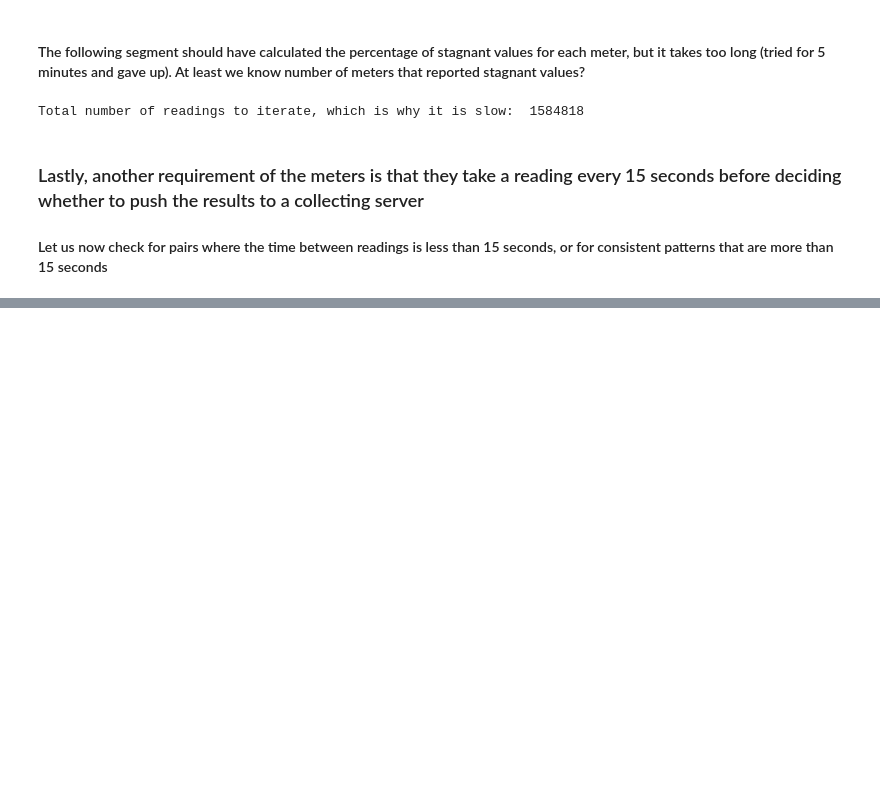
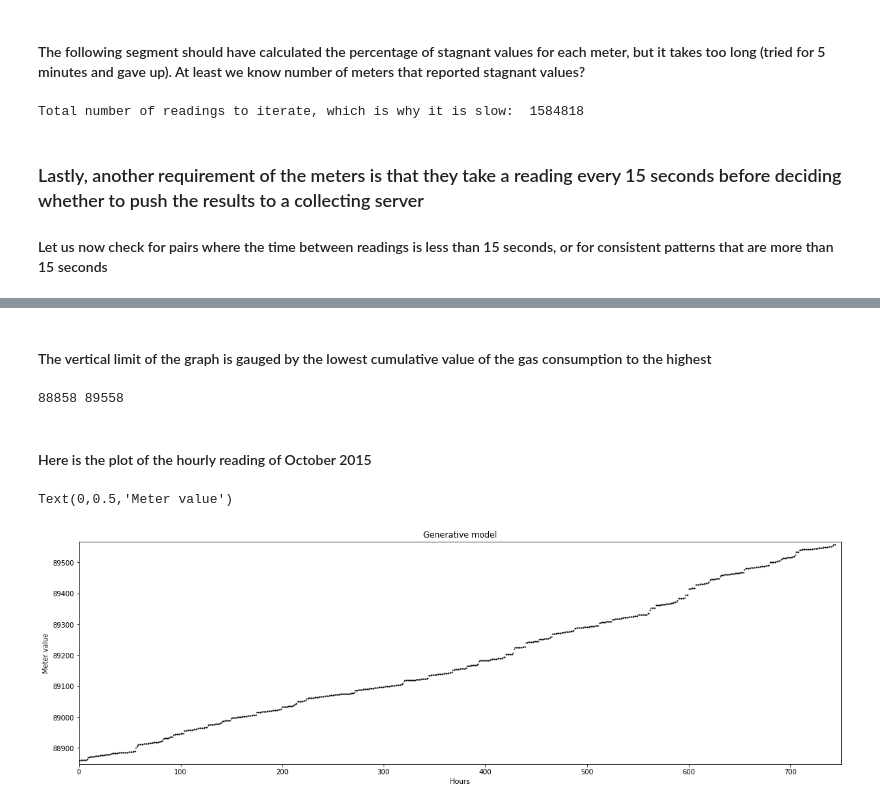
Before and after one commit to nicholasluimy/EE4211-project, a Jupyter notebook: EE4211-project.ipynb, the cells around one changed output, grey strips where cells are left out. Drawn from its saved outputs; the diff is of its cells as text; code cells hidden in the pictures; blank space fills up the shorter version.

```diff
--- a/EE4211-project.ipynb
+++ b/EE4211-project.ipynb
@@ -249,0 +258,7 @@ Total number of readings to iterate, which is why it is slow:  1584818
+# %%
+df_739 = df.loc[df['dataid'] == 739]
+df_739_date = pd.to_datetime(df_739['localminute'])
+# %%
+df_739.index = range(31430)
+df_739_date.index = range(31430)
+df_739_date.dt.hour.index = range(31430)
@@ -249,0 +340,23 @@ Total number of readings to iterate, which is why it is slow:  1584818
+# %% [markdown]
+#### The vertical limit of the graph is gauged by the lowest cumulative value of the gas consumption to the highest
+# %%
+ylim_low = Oct_hourly_meter[0]
+ylim_high = Oct_hourly_meter[744]
+print (ylim_low, ylim_high)
+# %% [output]
+88858 89558
+# %% [markdown]
+#### Here is the plot of the hourly reading of October 2015
+# %%
+x = np.arange(745)     #[0,1,2,...,741,742,743]
+
+fig, ax = plt.subplots(1, 1, figsize=(20, 6))
+ax.plot(x, Oct_hourly_meter, 'ok', ms=1)
+ax.set_xlim(0, 750)
+ax.set_ylim(ylim_low-10, ylim_high+10)
+ax.set_title('Generative model')
+plt.xlabel ("Hours")
+plt.ylabel ("Meter value")
+# %% [output]
+Text(0,0.5,'Meter value')
+[figure, added]
```
Also changed, not shown: parts of 8 cells of this notebook.
